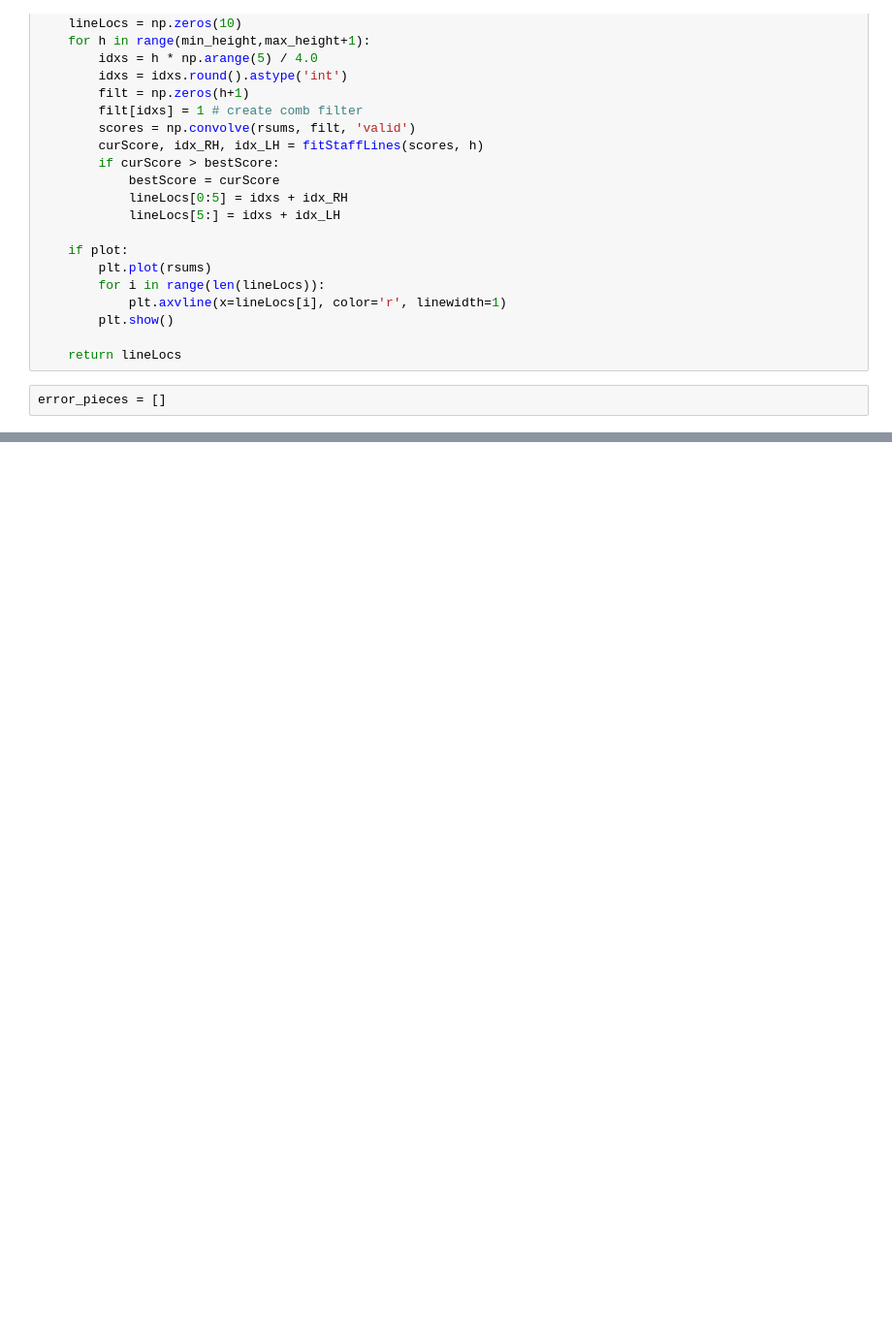
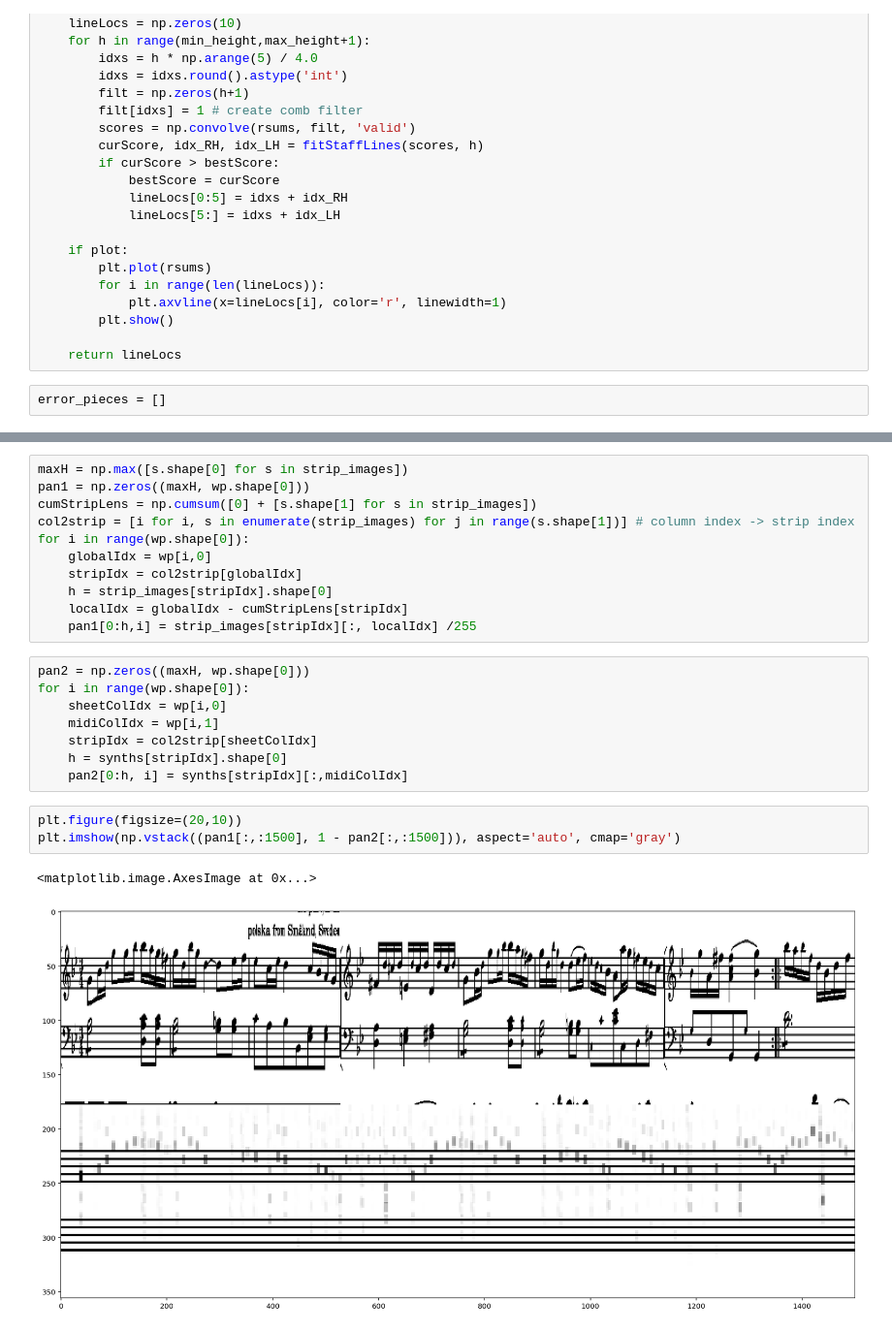
Before and after one commit to mjenrungrot/salience_sheet_following, a Jupyter notebook: 03_generateBootleg.ipynb, the cells around one changed output, grey strips where cells are left out. Shown at 97% size. Drawn from its saved outputs; the diff is of its cells as text; blank space fills up the shorter version.

```diff
--- a/03_generateBootleg.ipynb
+++ b/03_generateBootleg.ipynb
@@ -209,0 +355,25 @@ If you're reading this message in another frontend (for example, a static render
+# %%
+maxH = np.max([s.shape[0] for s in strip_images])
+pan1 = np.zeros((maxH, wp.shape[0]))
+cumStripLens = np.cumsum([0] + [s.shape[1] for s in strip_images])
+col2strip = [i for i, s in enumerate(strip_images) for j in range(s.shape[1])] # column index -> strip index
+for i in range(wp.shape[0]):
+    globalIdx = wp[i,0]
+    stripIdx = col2strip[globalIdx]
+    h = strip_images[stripIdx].shape[0]
+    localIdx = globalIdx - cumStripLens[stripIdx]
+    pan1[0:h,i] = strip_images[stripIdx][:, localIdx] /255
+# %%
+pan2 = np.zeros((maxH, wp.shape[0]))
+for i in range(wp.shape[0]):
+    sheetColIdx = wp[i,0]
+    midiColIdx = wp[i,1]
+    stripIdx = col2strip[sheetColIdx]
+    h = synths[stripIdx].shape[0]
+    pan2[0:h, i] = synths[stripIdx][:,midiColIdx]
+# %%
+plt.figure(figsize=(20,10))
+plt.imshow(np.vstack((pan1[:,:1500], 1 - pan2[:,:1500])), aspect='auto', cmap='gray')
+# %% [output]
+<matplotlib.image.AxesImage at 0x...>
+[figure, added]
```
Also changed, not shown: parts of 12 cells of this notebook, 1 other file.
